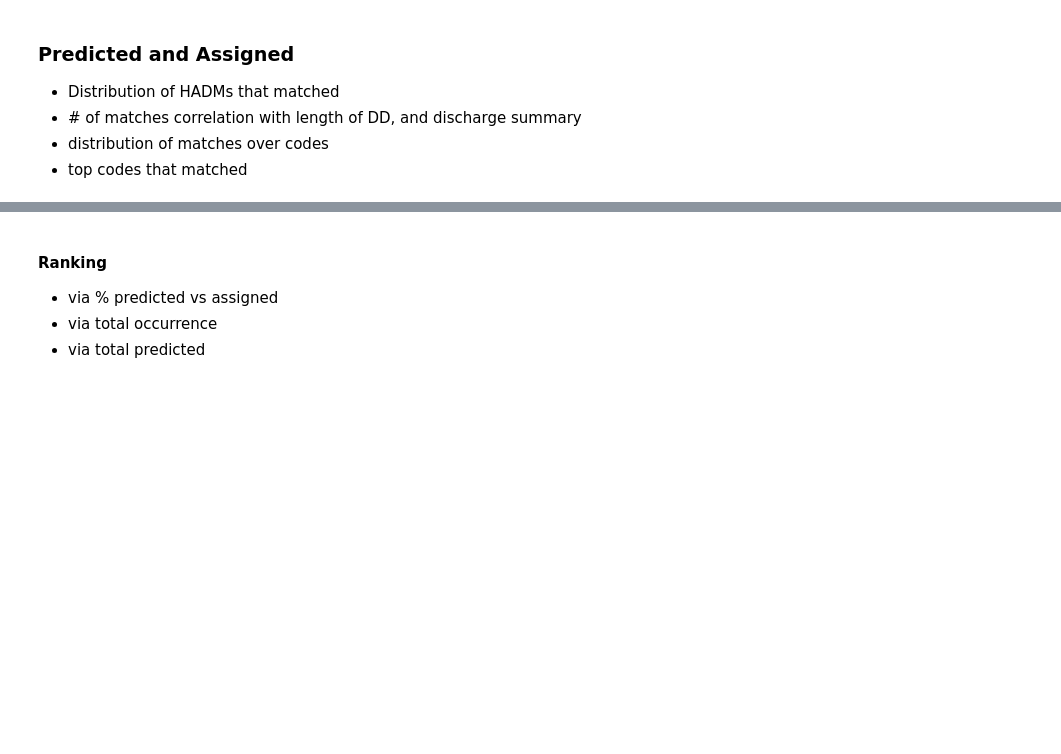
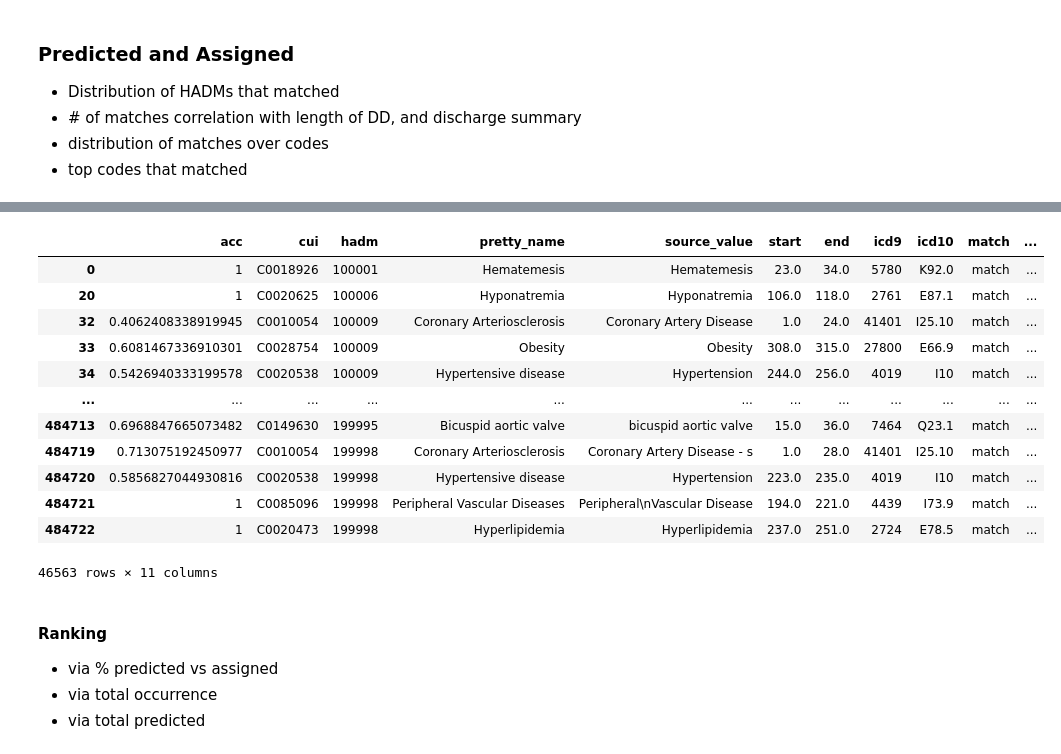
Before and after one commit to tomolopolis/MIMIC-III-Discharge-Diagnosis-Analysis, a Jupyter notebook: Main_Analysis.ipynb, the cells around one changed output, grey strips where cells are left out. Cells and saved outputs as stored; diff of their text form; code cells hidden in the pictures; blank space fills up the shorter version.

```diff
--- a/Main_Analysis.ipynb
+++ b/Main_Analysis.ipynb
@@ -598,3 +605,5 @@ no_assn = df_ft[df_ft.match == 'assigned_no_pred']
 # %%
 h_counts_n_assn = no_assn.groupby('hadm').count().icd9
 h_counts_match = matched.groupby('hadm').count().icd9
+# %%
+matched['code_group'] = matched.icd9.apply(lambda c: str(find_root_axis(search(c))).split(':')[0])
@@ -601,3 +616,19 @@ h_counts_match = matched.groupby('hadm').count().icd9
+# %%
+matched.code_group.
+# %% [output]
+|  | acc | cui | hadm | pretty_name | source_value | start | end | icd9 | icd10 | match | ... |
+| 0 | 1 | C0018926 | 100001 | Hematemesis | Hematemesis | 23.0 | 34.0 | 5780 | K92.0 | match | ... |
+| 20 | 1 | C0020625 | 100006 | Hyponatremia | Hyponatremia | 106.0 | 118.0 | 2761 | E87.1 | match | ... |
+| 32 | 0.4062408338919945 | C0010054 | 100009 | Coronary Arteriosclerosis | Coronary Artery Disease | 1.0 | 24.0 | 41401 | I25.10 | match | ... |
+| 33 | 0.6081467336910301 | C0028754 | 100009 | Obesity | Obesity | 308.0 | 315.0 | 27800 | E66.9 | match | ... |
+| 34 | 0.5426940333199578 | C0020538 | 100009 | Hypertensive disease | Hypertension | 244.0 | 256.0 | 4019 | I10 | match | ... |
+| ... | ... | ... | ... | ... | ... | ... | ... | ... | ... | ... | ... |
+| 484713 | 0.6968847665073482 | C0149630 | 199995 | Bicuspid aortic valve | bicuspid aortic valve | 15.0 | 36.0 | 7464 | Q23.1 | match | ... |
+| 484719 | 0.713075192450977 | C0010054 | 199998 | Coronary Arteriosclerosis | Coronary Artery Disease - s | 1.0 | 28.0 | 41401 | I25.10 | match | ... |
+| 484720 | 0.5856827044930816 | C0020538 | 199998 | Hypertensive disease | Hypertension | 223.0 | 235.0 | 4019 | I10 | match | ... |
+| 484721 | 1 | C0085096 | 199998 | Peripheral Vascular Diseases | Peripheral\nVascular Disease | 194.0 | 221.0 | 4439 | I73.9 | match | ... |
+| 484722 | 1 | C0020473 | 199998 | Hyperlipidemia | Hyperlipidemia | 237.0 | 251.0 | 2724 | E78.5 | match | ... |
+46563 rows × 11 columns
 # %% [markdown]
 #### Ranking
 - via % predicted vs assigned
```
Also changed, not shown: parts of 39 cells of this notebook.
